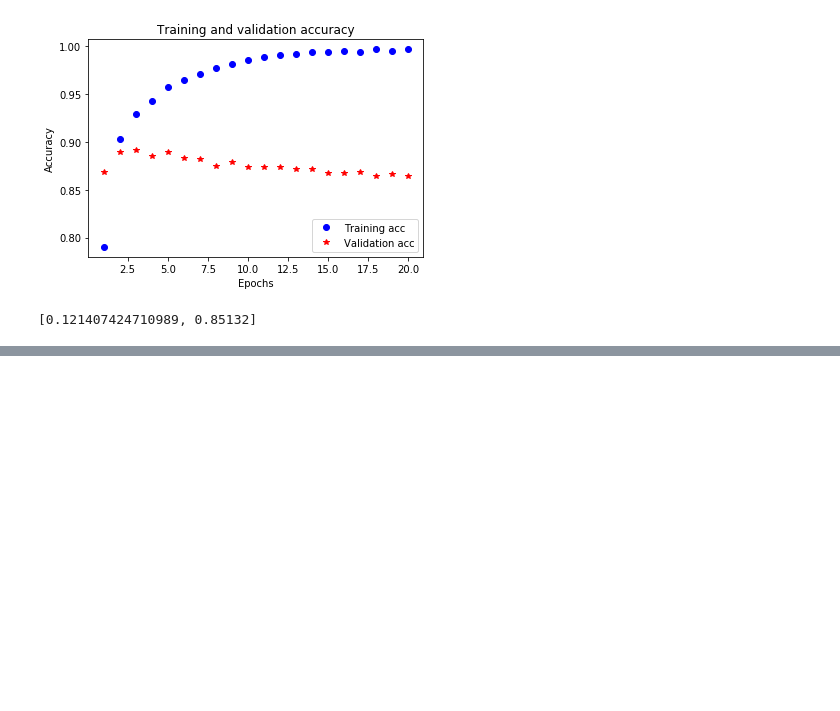
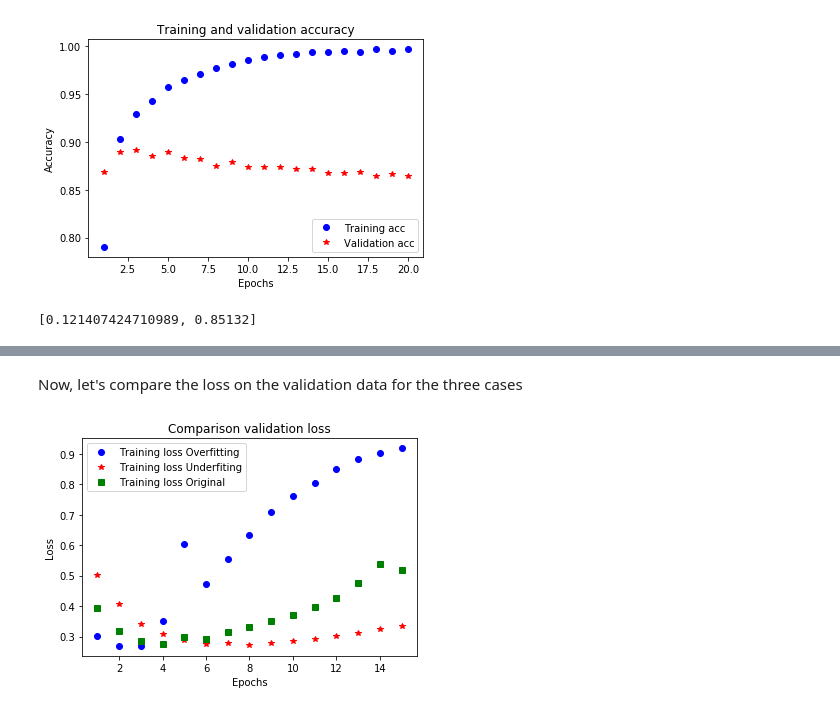
Before and after one commit to fd0livar/DL_python_tf_keras, a Jupyter notebook: Classif_binary_imdb.ipynb, the cells around one changed output, grey strips where cells are left out. Cells and saved outputs as stored; diff of their text form; code cells hidden in the pictures; blank space fills up the shorter version.

Commit message:
added l2 and droput regularization comparison

```diff
--- a/Classif_binary_imdb.ipynb
+++ b/Classif_binary_imdb.ipynb
@@ -529,0 +660,15 @@ results
+# %% [markdown]
+Now, let's compare the loss on the validation data for the three cases
+# %%
+plt.clf()
+epochs = range(1, len(loss_values_over) + 1)
+plt.plot(epochs, val_loss_values_over, 'bo', label='Training loss Overfitting')
+plt.plot(epochs, val_loss_values_under, 'r*', label='Training loss Underfiting')
+plt.plot(epochs, val_loss_values_original, 'gs', label='Training loss Original')
+plt.title('Comparison validation loss')
+plt.xlabel('Epochs')
+plt.ylabel('Loss')
+plt.legend()
+plt.show()
+# %% [output]
+[figure, added]
```
Also changed, not shown: parts of 19 cells of this notebook.
